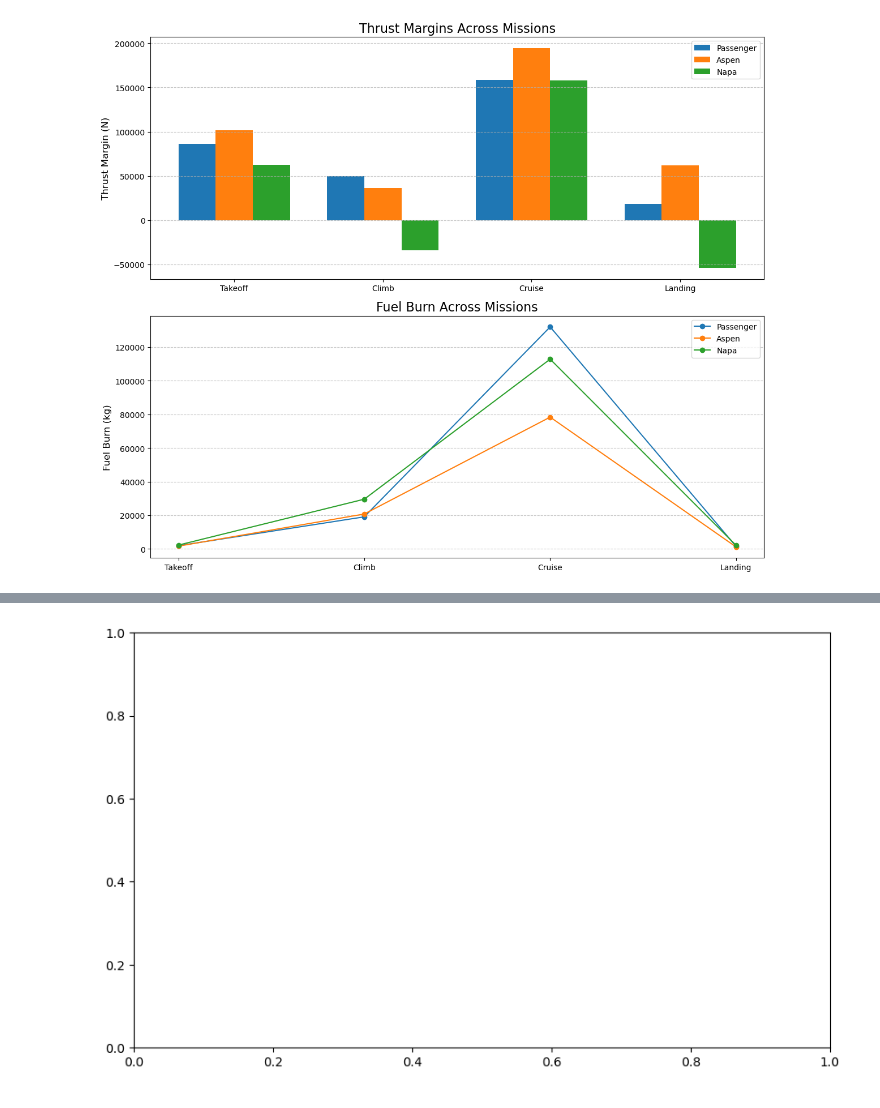
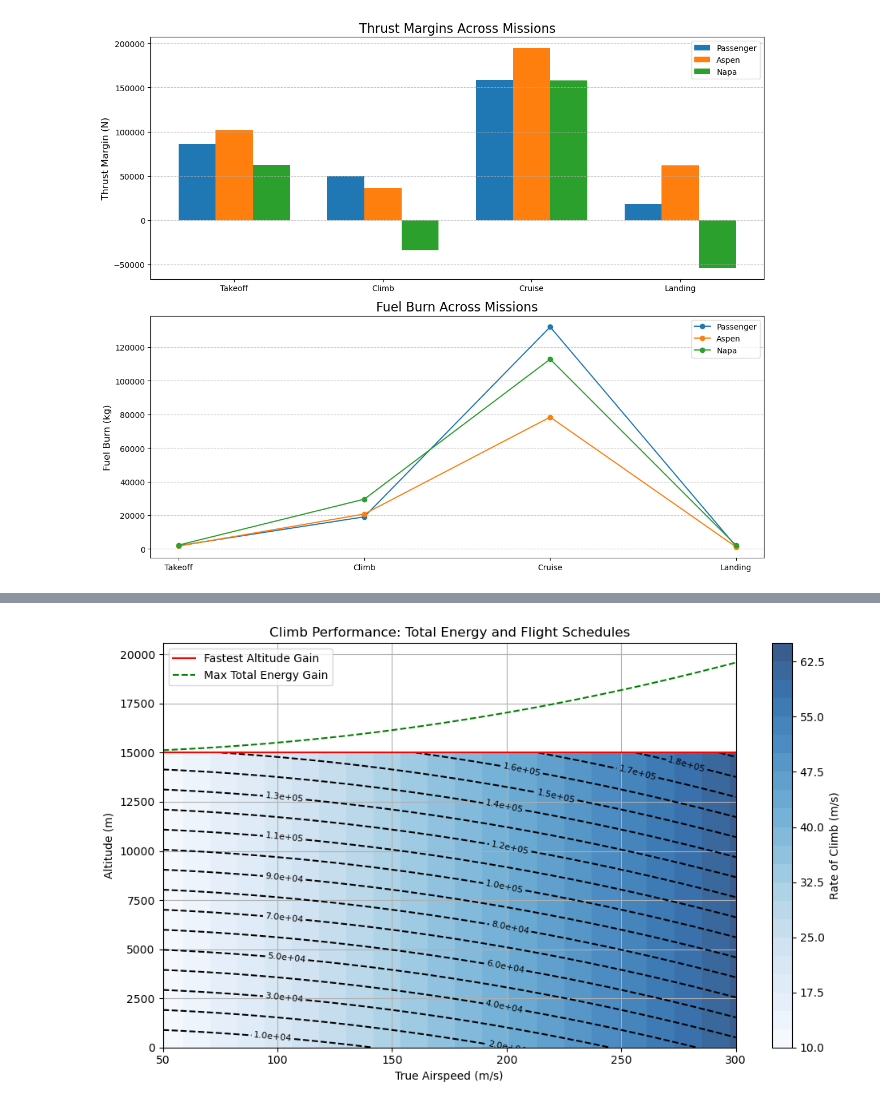
Before and after one commit to AntoineVanHoye/integrated_project, a Jupyter notebook: thrust.ipynb, the cells around one changed output, grey strips where cells are left out. Drawn from its saved outputs; the diff is of its cells as text; code cells hidden in the pictures.

```diff
--- a/thrust.ipynb
+++ b/thrust.ipynb
@@ -519,61 +524,45 @@ plt.show()
 # %%
+import numpy as np
 import matplotlib.pyplot as plt
-import numpy as np
 
 # Constants
 g = 9.81  # Gravitational acceleration (m/s^2)
-weight = 471511.32  # Aircraft weight in N (e.g., Mission 1 weight)
-altitudes = np.linspace(0, 15000, 100)  # Altitudes from 0 to 15,000 meters
-tas_values = np.linspace(60, 250, 50)  # True Airspeed range (m/s)
+weight = 471511.32  # Aircraft weight (N)
+tas_range = np.linspace(50, 300, 100)  # True Airspeed (m/s)
+altitude_range = np.linspace(0, 15000, 100)  # Altitude (m)
 
-# Simplified model for thrust at various altitudes (replace with actual drag and thrust data)
-def air_density(h):
-    # Standard atmosphere model for density (ISA)
-    if h <= 11000:
-        return 1.225 * (1 - 0.0065 * h / 288.15) ** 5.256
-    else:
-        return 0.36391  # ~ density at 11km and above
+# Create meshgrid for plotting
+TAS, Altitude = np.meshgrid(tas_range, altitude_range)
 
-def rate_of_climb(thrust, weight, tas, gamma=0.05):
-    # Simplified rate of climb based on thrust, weight, and TAS
-    return (thrust / weight) * tas * np.sin(gamma)
+# Calculate total energy (kinetic + potential) per unit mass
+total_energy = 0.5 * TAS**2 + g * Altitude
 
-# Function to simulate thrust at different altitudes (simplified for illustration)
-def thrust_at_altitude(h):
-    # Assume thrust decreases linearly with altitude (simple approximation)
-    return 90000 - (h / 100)  # Thrust decreases with altitude
+# Simplified climb performance limits (replace with real data for your aircraft)
+thrust = 100000  # Constant thrust example (N)
+drag_coefficient = 0.02  # Simplified drag coefficient
+drag = 0.5 * drag_coefficient * TAS**2  # Approximation of drag force
+roc = (thrust - drag) / weight * TAS  # Rate of climb (m/s)
 
-# Collect RoC values for TAS and altitude combinations
-roc_values = np.zeros((len(tas_values), len(altitudes)))  # Initialize an empty array
-for i, tas in enumerate(tas_values):
-    for j, h in enumerate(altitudes):
-        thrust = thrust_at_altitude(h)  # Simulated thrust at current altitude
-        roc = rate_of_climb(thrust, weight, tas)  # Calculate RoC
-        roc_values[i, j] = roc  # Store RoC for the current TAS and altitude
+# Plot Total Energy Contours
+plt.figure(figsize=(10, 6))
+cp = plt.contour(TAS, Altitude, total_energy, levels=20, colors="black", linestyles="dashed")
+plt.clabel(cp, inline=True, fontsize=8, fmt="%.1e")
+plt.contourf(TAS, Altitude, roc, levels=20, cmap="Blues", alpha=0.8)
 
-# Plotting the relationship between TAS and Altitude with Rate of Climb
-plt.figure(figsize=(10, 6))
-cp = plt.contourf(tas_values, altitudes, roc_values, levels=100, cmap="coolwarm")
-plt.colorbar(cp, label='Rate of Climb (m/s)')
-plt.xlabel('True Airspeed (m/s)')
-plt.ylabel('Altitude (m)')
-plt.title('Rate of Climb vs True Airspeed and Altitude')
+# Highlight specific flight schedules (manually or calculated)
+fast_alt_gain = np.max(Altitude, axis=0)  # Example for fastest altitude gain
+plt.plot(tas_range, fast_alt_gain, "r-", label="Fastest Altitude Gain")
+
+max_total_energy = np.max(total_energy, axis=0)  # Example for max total energy
+plt.plot(tas_range, max_total_energy / g, "g--", label="Max Total Energy Gain")
+
+# Labels and Legends
+plt.title("Climb Performance: Total Energy and Flight Schedules")
+plt.xlabel("True Airspeed (m/s)")
+plt.ylabel("Altitude (m)")
+plt.legend()
+plt.colorbar(label="Rate of Climb (m/s)")
 plt.grid(True)
-
-# Identifying the service ceiling
-service_ceiling = []
-for i, tas in enumerate(tas_values):
-    # Find the altitude where RoC becomes negative or too small for climb (e.g., below 0.1 m/s)
-    ceiling_altitude = next((alt for alt, roc in zip(altitudes, roc_values[i]) if roc < 0.1), None)
-    if ceiling_altitude:
-        service_ceiling.append(ceiling_altitude)
-    else:
-        service_ceiling.append(altitudes[-1])  # If no ceiling found, assume max altitude
-
-# Plotting the service ceiling as a line
-plt.plot(tas_values, service_ceiling, label='Service Ceiling', color='black', linestyle='--')
-
-plt.legend()
 plt.tight_layout()
 plt.show()
 # %% [output]
@@ -581 +569 @@ TypeError: Length of x (50) must match number of columns in z (100)
-[figure, old version]
+[figure, new version]
```
Also changed, not shown: parts of 2 cells of this notebook.
